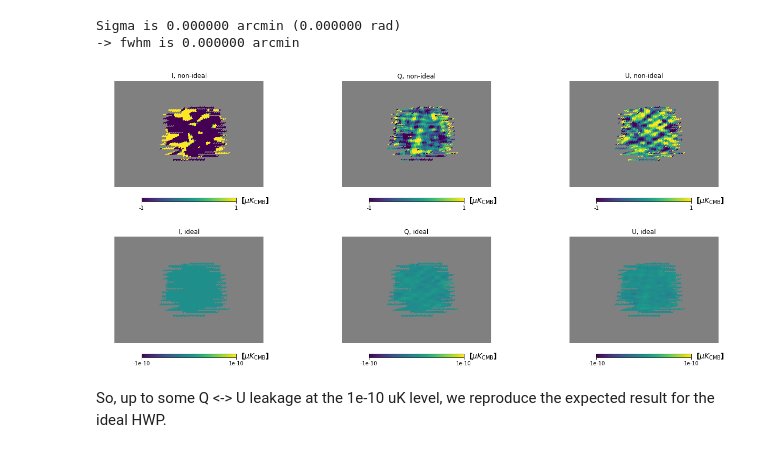
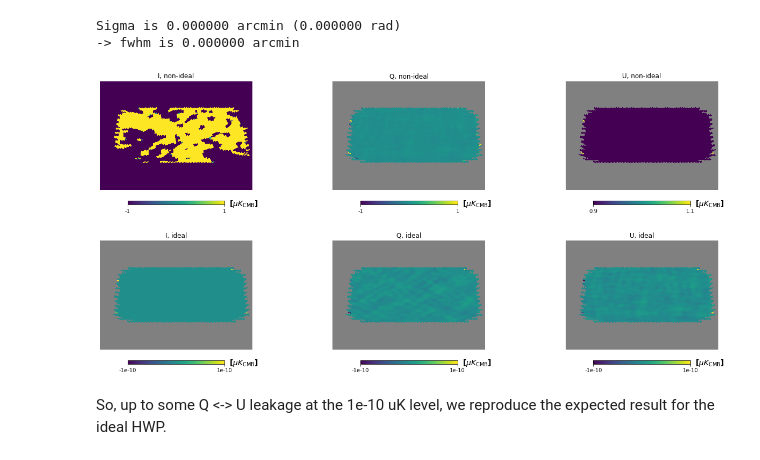
Before and after one commit to AdriJD/beamconv, a Jupyter notebook: notebooks/simple_scan_hwp_effects.ipynb, the cells around one changed output. Drawn from its saved outputs; the diff is of its cells as text; code cells hidden in the pictures.

```diff
--- a/notebooks/simple_scan_hwp_effects.ipynb
+++ b/notebooks/simple_scan_hwp_effects.ipynb
@@ -29,7 +30,7 @@ Here we set parameters that describe the pointing, the instrument and the beams.
 # %%
 fwhm = 40
 spider_hwp = Beam().hwp()
-spider_hwp.choose_HWP_model('SPIDER')
+spider_hwp.choose_HWP_model('Ar+HWP+Ar')
 beam_opts = dict(lmax=lmax,
                  fwhm=fwhm,       # Gaussian co-pol beam, so only specify FWHM (arcmin)
                  btype='Gaussian',hwp=spider_hwp, sensitive_freq=1.45e11)
@@ -39,10 +40,11 @@ spin_opts = dict(max_spin=2,      # Symmetric beams, so 2 is sufficient
 
 scan_opts = dict(ra0=[-10],       # Center of scan
                  dec0=[-57.5],
-                 az_throw=5,     # Scan width
-                 scan_speed=1)
+                 az_throw=20,     # Scan width
+                 scan_speed=1,
+                 verbose=0)
 
-mlen        = 24 * 60 * 60        # Mission length in seconds
+mlen        = 14 * 24 * 60 * 60        # Mission length in seconds
 rot_period  = 6 * 60 * 60
 step_period = 1.5 * 60 * 60
 # %% [markdown]
@@ -179,18 +156,18 @@ Sigma is 0.000000 arcmin (0.000000 rad)
 # %%
 fig2, axs2 = plt.subplots(ncols=3, nrows=2, figsize=(22, 10))
 plt.axes(axs2[0,0])
 hp.cartview(diff[0], min=-1, max=1, title='I, non-ideal', **cart_opts)
 plt.axes(axs2[0,1])
 hp.cartview(diff[1], min=-1, max=1, title='Q, non-ideal', **cart_opts)
 plt.axes(axs2[0,2])
-hp.cartview(diff[2], min=-1, max=1, title='U, non-ideal', **cart_opts)
+hp.cartview(diff[2], min=0.9, max=1.1, title='U, non-ideal', **cart_opts)
 plt.axes(axs2[1,0])
 hp.cartview(ideal_diff[0], min=-1e-10, max=1e-10, title='I, ideal', **cart_opts)
 plt.axes(axs2[1,1])
 hp.cartview(ideal_diff[1], min=-1e-10, max=1e-10, title='Q, ideal', **cart_opts)
 plt.axes(axs2[1,2])
 hp.cartview(ideal_diff[2], min=-1e-10, max=1e-10, title='U, ideal', **cart_opts)
 # %% [output]
-[figure, old version]
+[figure, new version]
 # %% [markdown]
 So, up to some Q <-> U leakage at the 1e-10 uK level, we reproduce the expected result for the ideal HWP.
```
Also changed, not shown: parts of 4 cells of this notebook.
